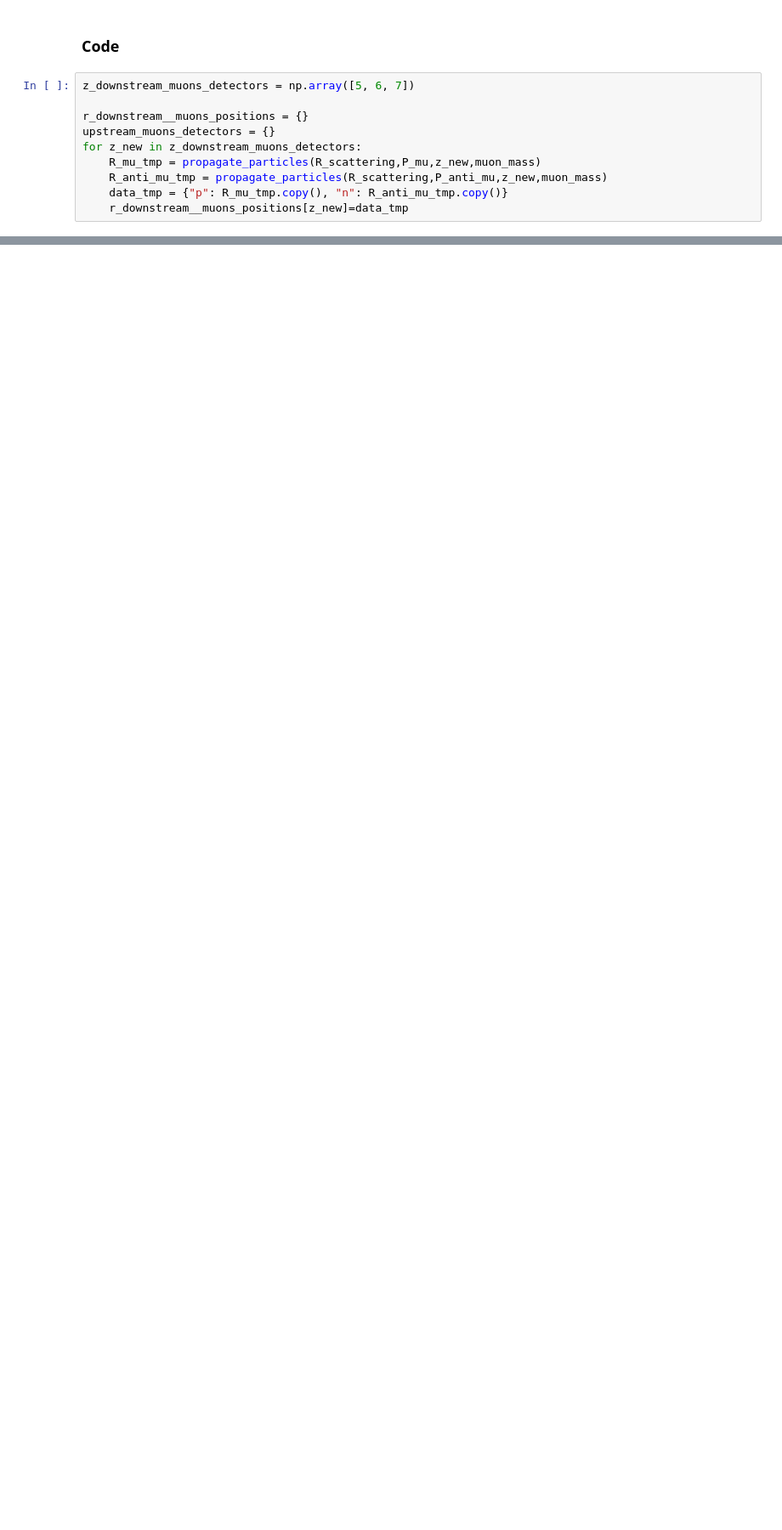
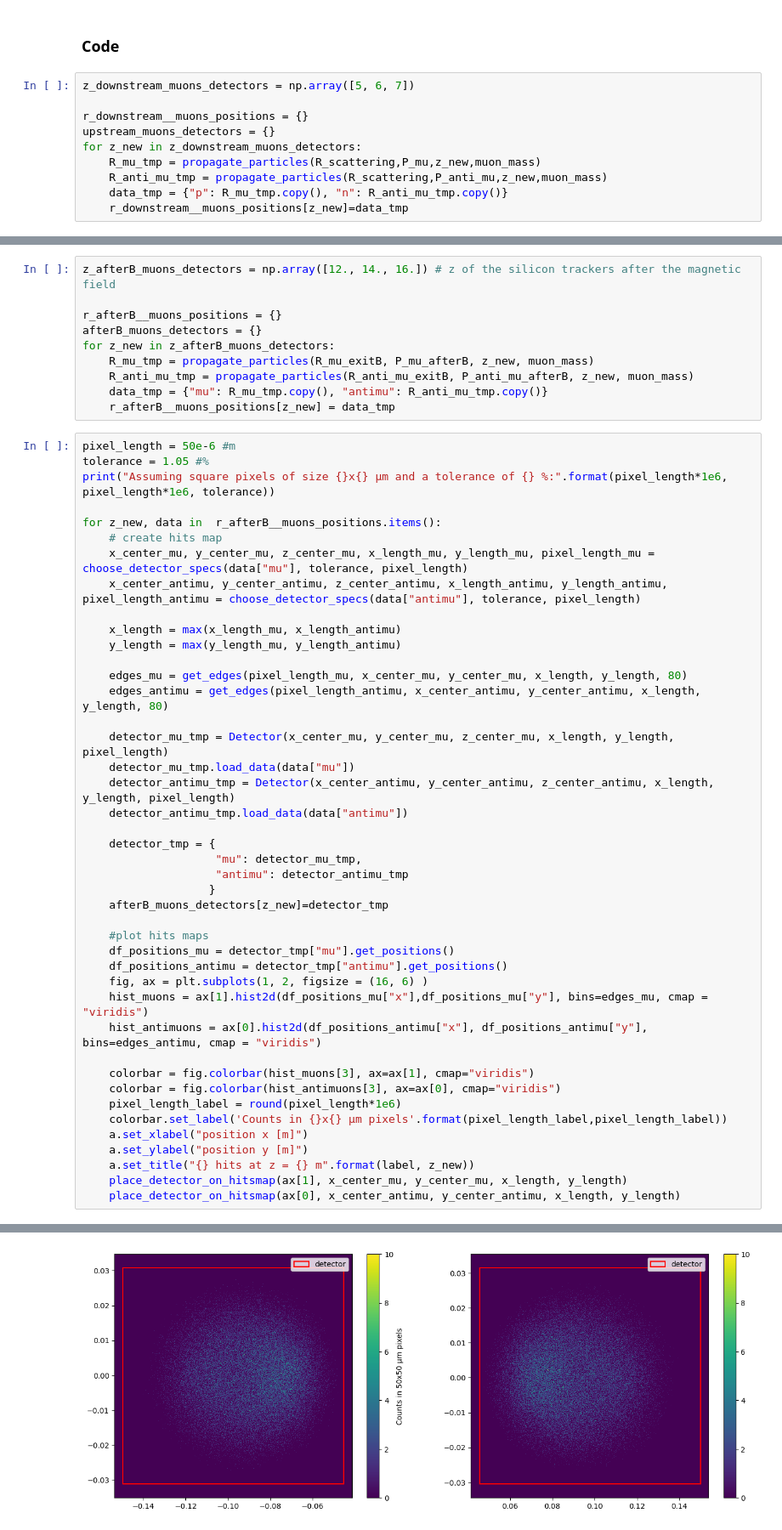
Before and after one commit to NicoloSalimbeni/muon_production_project, a Jupyter notebook: group_13_project.ipynb, the cells around one changed output, grey strips where cells are left out. Shown at 85% size. Drawn from its saved outputs; the diff is of its cells as text; blank space fills up the shorter version.

```diff
--- a/group_13_project.ipynb
+++ b/group_13_project.ipynb
@@ -287,0 +436,54 @@ for detector at z=7.0 m we choose:
+# %%
+z_afterB_muons_detectors = np.array([12., 14., 16.]) # z of the silicon trackers after the magnetic field
+
+r_afterB__muons_positions = {}
+afterB_muons_detectors = {}
+for z_new in z_afterB_muons_detectors:
+    R_mu_tmp = propagate_particles(R_mu_exitB, P_mu_afterB, z_new, muon_mass)
+    R_anti_mu_tmp = propagate_particles(R_anti_mu_exitB, P_anti_mu_afterB, z_new, muon_mass)
+    data_tmp = {"mu": R_mu_tmp.copy(), "antimu": R_anti_mu_tmp.copy()}
+    r_afterB__muons_positions[z_new] = data_tmp
+# %%
+pixel_length = 50e-6 #m
+tolerance = 1.05 #%
+print("Assuming square pixels of size {}x{} μm and a tolerance of {} %:".format(pixel_length*1e6, pixel_length*1e6, tolerance))
+
+for z_new, data in  r_afterB__muons_positions.items():
+    # create hits map
+    x_center_mu, y_center_mu, z_center_mu, x_length_mu, y_length_mu, pixel_length_mu = choose_detector_specs(data["mu"], tolerance, pixel_length)
+    x_center_antimu, y_center_antimu, z_center_antimu, x_length_antimu, y_length_antimu, pixel_length_antimu = choose_detector_specs(data["antimu"], tolerance, pixel_length)
+
+    x_length = max(x_length_mu, x_length_antimu)
+    y_length = max(y_length_mu, y_length_antimu)
+
+    edges_mu = get_edges(pixel_length_mu, x_center_mu, y_center_mu, x_length, y_length, 80)
+    edges_antimu = get_edges(pixel_length_antimu, x_center_antimu, y_center_antimu, x_length, y_length, 80)
+
+    detector_mu_tmp = Detector(x_center_mu, y_center_mu, z_center_mu, x_length, y_length, pixel_length)
+    detector_mu_tmp.load_data(data["mu"])
+    detector_antimu_tmp = Detector(x_center_antimu, y_center_antimu, z_center_antimu, x_length, y_length, pixel_length)
+    detector_antimu_tmp.load_data(data["antimu"])
+
+    detector_tmp = {
+                    "mu": detector_mu_tmp,
+                    "antimu": detector_antimu_tmp
+                   }
+    afterB_muons_detectors[z_new]=detector_tmp
+
+    #plot hits maps
+    df_positions_mu = detector_tmp["mu"].get_positions()
+    df_positions_antimu = detector_tmp["antimu"].get_positions()
+    fig, ax = plt.subplots(1, 2, figsize = (16, 6) )
+    hist_muons = ax[1].hist2d(df_positions_mu["x"],df_positions_mu["y"], bins=edges_mu, cmap = "viridis")
+    hist_antimuons = ax[0].hist2d(df_positions_antimu["x"], df_positions_antimu["y"], bins=edges_antimu, cmap = "viridis")
+
+    colorbar = fig.colorbar(hist_muons[3], ax=ax[1], cmap="viridis")
+    colorbar = fig.colorbar(hist_antimuons[3], ax=ax[0], cmap="viridis")
+    pixel_length_label = round(pixel_length*1e6)
+    colorbar.set_label('Counts in {}x{} μm pixels'.format(pixel_length_label,pixel_length_label))
+    a.set_xlabel("position x [m]")
+    a.set_ylabel("position y [m]")
+    a.set_title("{} hits at z = {} m".format(label, z_new))
+    place_detector_on_hitsmap(ax[1], x_center_mu, y_center_mu, x_length, y_length)
+    place_detector_on_hitsmap(ax[0], x_center_antimu, y_center_antimu, x_length, y_length)
+# %% [output]
@@ -287,0 +507 @@ for detector at z=7.0 m we choose:
+[figure, added]
```
Also changed, not shown: parts of 27 cells of this notebook.
